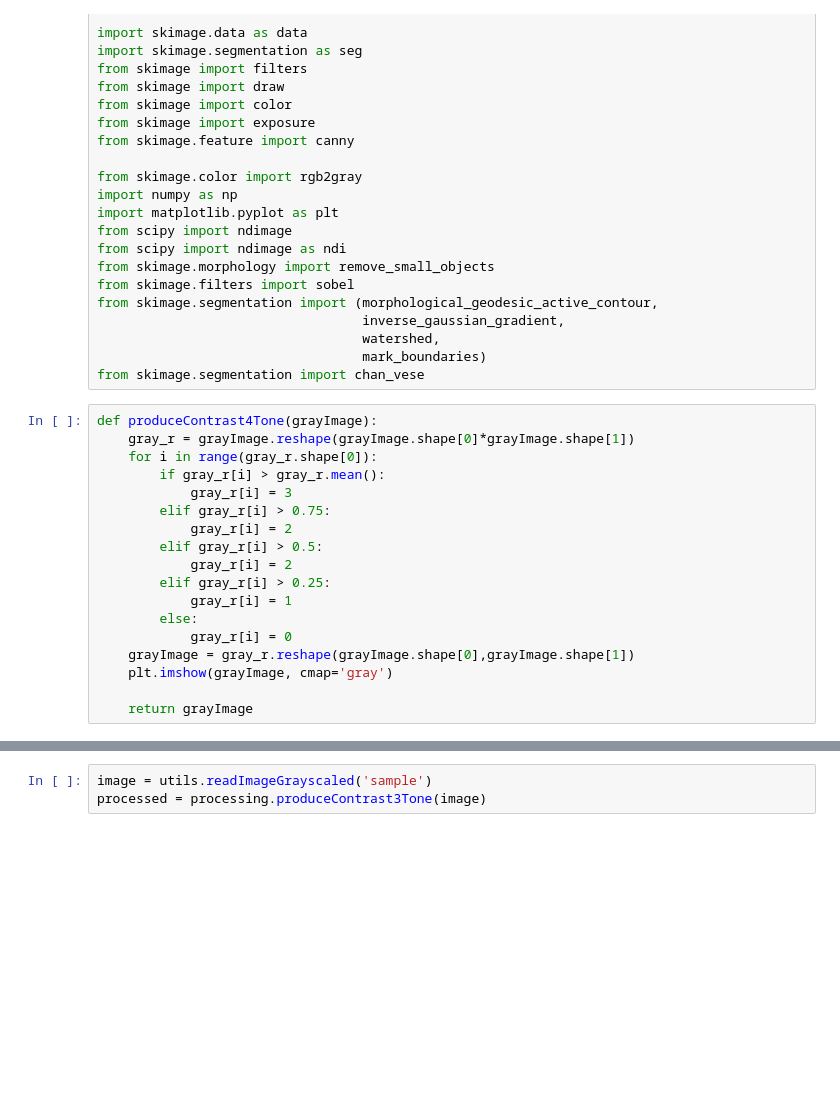
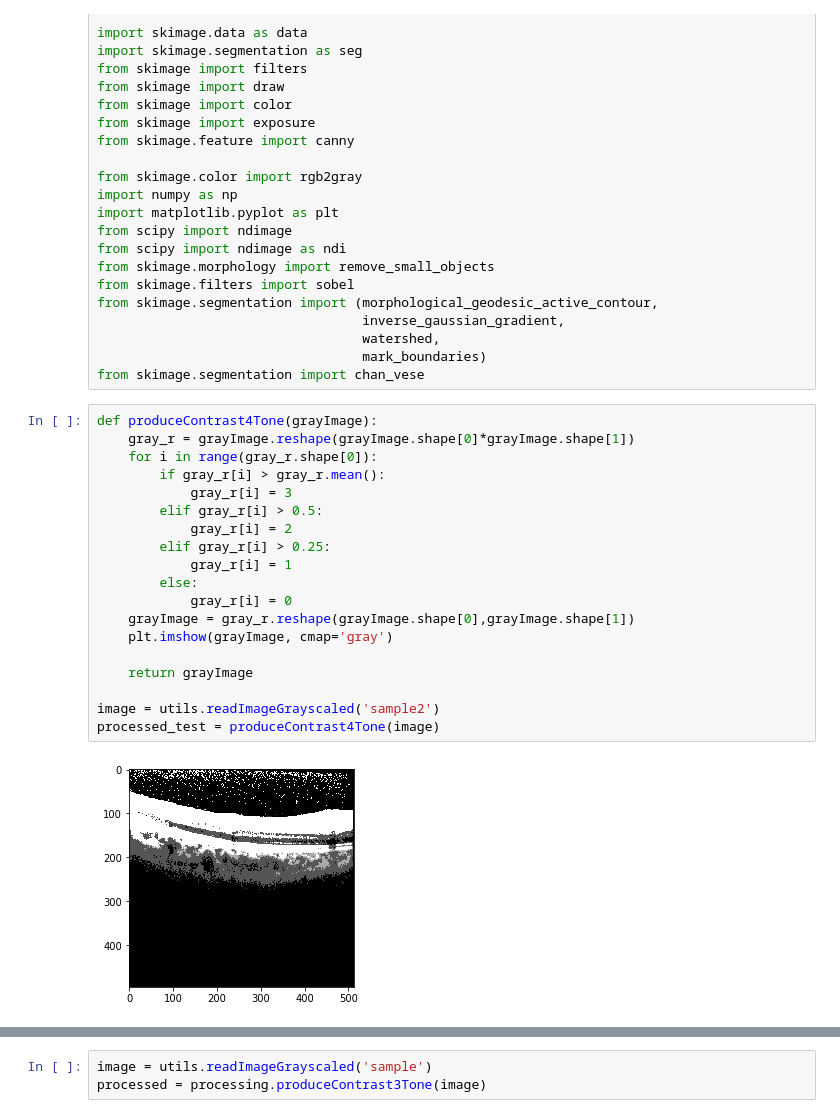
Before and after one commit to tanhakabir/OCTImagePrediction, a Jupyter notebook: Notebook.ipynb, the cells around one changed output, grey strips where cells are left out. Drawn from its saved outputs; the diff is of its cells as text; blank space fills up the shorter version.

```diff
--- a/Notebook.ipynb
+++ b/Notebook.ipynb
@@ -30,18 +30,21 @@ from skimage.segmentation import chan_vese
 # %%
 def produceContrast4Tone(grayImage):
 	gray_r = grayImage.reshape(grayImage.shape[0]*grayImage.shape[1])
 	for i in range(gray_r.shape[0]):
 		if gray_r[i] > gray_r.mean():
 			gray_r[i] = 3
-		elif gray_r[i] > 0.75:
-			gray_r[i] = 2
 		elif gray_r[i] > 0.5:
 			gray_r[i] = 2
 		elif gray_r[i] > 0.25:
 			gray_r[i] = 1
 		else:
 			gray_r[i] = 0
 	grayImage = gray_r.reshape(grayImage.shape[0],grayImage.shape[1])
 	plt.imshow(grayImage, cmap='gray')
 
 	return grayImage
+
+image = utils.readImageGrayscaled('sample2')
+processed_test = produceContrast4Tone(image)
+# %% [output]
+[figure, added]
```
Also changed, not shown: parts of 5 cells of this notebook, 15 other files.
